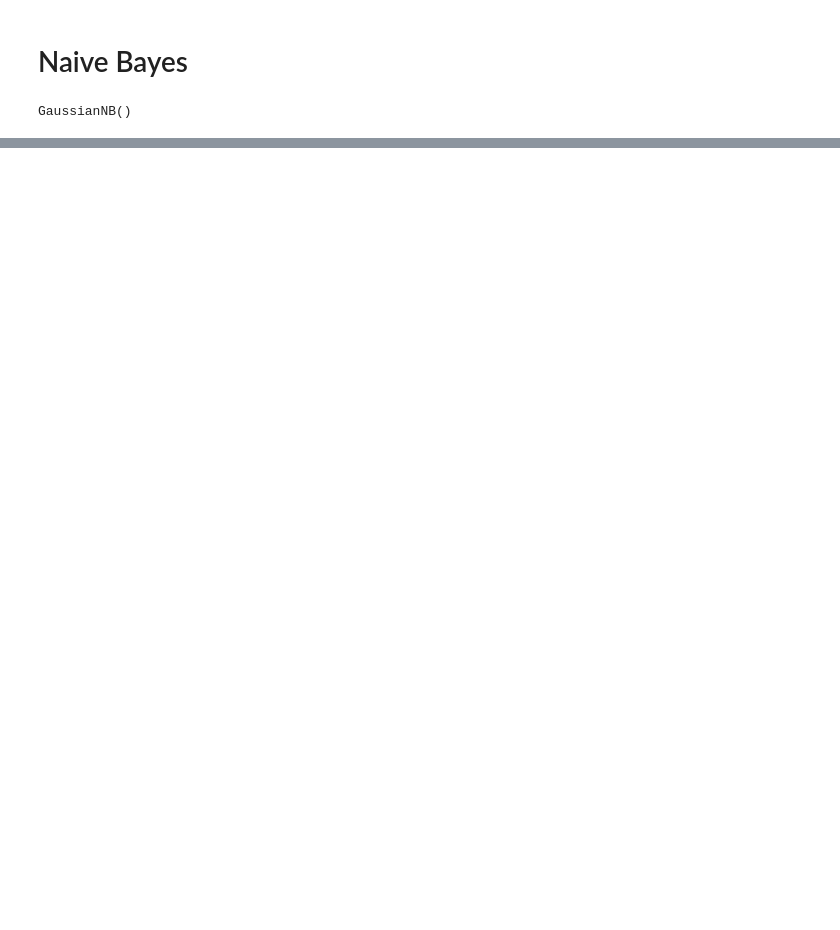
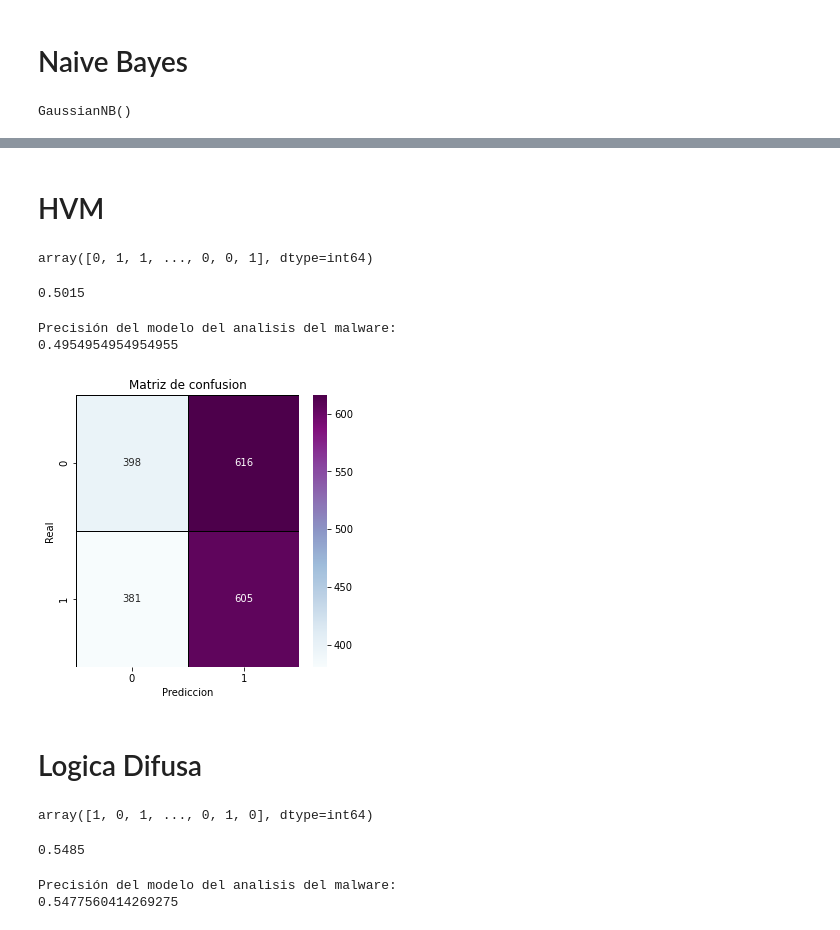
Before and after one commit to wjsolano/ProyectoU2, a Jupyter notebook: [NRC_6278]_MercyArrobo_SolanoWilmer_ProyectoUnidad2.ipynb, the cells around one changed output, grey strips where cells are left out. Drawn from its saved outputs; the diff is of its cells as text; code cells hidden in the pictures; blank space fills up the shorter version.

```diff
--- a/[NRC_6278]_MercyArrobo_SolanoWilmer_ProyectoUnidad2.ipynb
+++ b/[NRC_6278]_MercyArrobo_SolanoWilmer_ProyectoUnidad2.ipynb
@@ -48,0 +40,4 @@ datasetReducido.head() #Los registros serán escogidos aleatoriamente
+# %%
+"""Separando las características de entrada y salida"""
+X=datasetReducido[['age','gender','height','weight','ap_hi','ap_lo','cholesterol','gluc','smoke','alco','active']]
+y=datasetReducido[['cardio']]
@@ -233,0 +234,2 @@ Successfully installed hmmlearn-0.2.7
+# %% [markdown]
+# HVM
@@ -233,0 +256,43 @@ Successfully installed hmmlearn-0.2.7
+# %%
+VariablesEntradaScaler=StandardScaler()
+# %%
+#se adapta las variables de entrada
+VariablesEntradaFit=VariablesEntradaScaler.fit(X)
+#Tranforma los datos adaptados de la variable de entrada
+X=VariablesEntradaFit.transform(X)
+# %%
+# Build the HMM model and fit to the gold price change data.
+model = hmm.GaussianHMM(n_components = 2, covariance_type = "diag", n_iter =50 , random_state = 42)
+model.fit(X)
+y_pred=model.predict(X)
+y_pred
+# %% [output]
+array([0, 1, 1, ..., 0, 0, 1], dtype=int64)
+# %%
+from sklearn.metrics import accuracy_score
+accuracy_score(y,y_pred)
+# %% [output]
+0.5015
+# %%
+from sklearn.metrics import precision_score
+precision = precision_score(y, y_pred)
+print('Precisión del modelo del analisis del malware:')
+print(precision)
+# %% [output]
+Precisión del modelo del analisis del malware:
+0.4954954954954955
+# %%
+#Matriz de confusion
+from sklearn.metrics import confusion_matrix,classification_report
+"""Creando matriz de confusion"""
+MConfusion=confusion_matrix(y,y_pred)
+f, ax = plt.subplots(figsize=(5,5))
+sns.heatmap(MConfusion, annot=True, linewidth=0.7, linecolor='black', fmt='g', ax=ax, cmap="BuPu")
+plt.xlabel("Prediccion")
+plt.ylabel("Real")
+plt.title("Matriz de confusion")
+plt.show()
+# %% [output]
+[figure, added]
+# %% [markdown]
+# Logica Difusa
@@ -233,0 +328,24 @@ Successfully installed hmmlearn-0.2.7
+# %%
+#Se obtiene los centroies
+centers = modelo_fuzzy.centers
+y_pred_fuzzy = modelo_fuzzy.predict(X)
+y_pred_fuzzy
+# %% [output]
+array([1, 0, 1, ..., 0, 1, 0], dtype=int64)
+# %%
+#Se obtiene el accurrcy del modelo fuzzy
+from sklearn.metrics import accuracy_score
+acc_score_fuzzy = accuracy_score(y, y_pred_fuzzy)
+#Se imprime el accuracy
+print(acc_score_fuzzy)
+# %% [output]
+0.5485
+# %%
+#Calculo la precisión del modelo
+from sklearn.metrics import precision_score
+precision = precision_score(y, y_pred_fuzzy)
+print('Precisión del modelo del analisis del malware:')
+print(precision)
+# %% [output]
+Precisión del modelo del analisis del malware:
+0.5477560414269275
```
Also changed, not shown: parts of 30 cells of this notebook.
